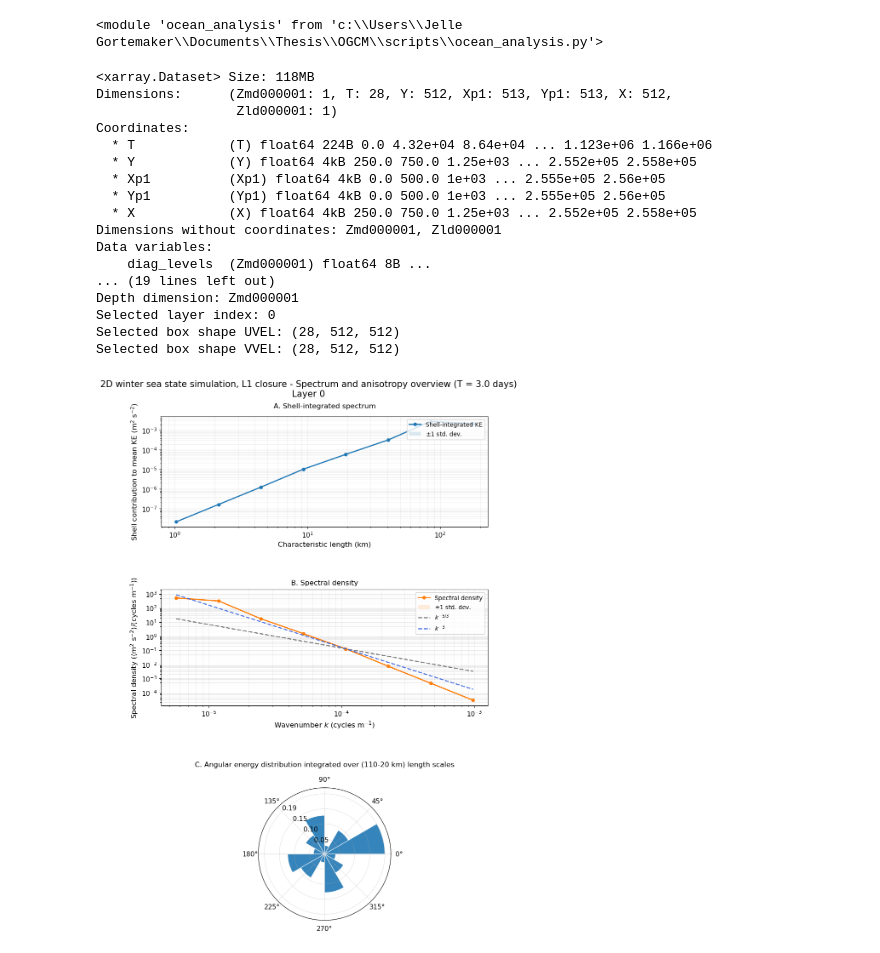
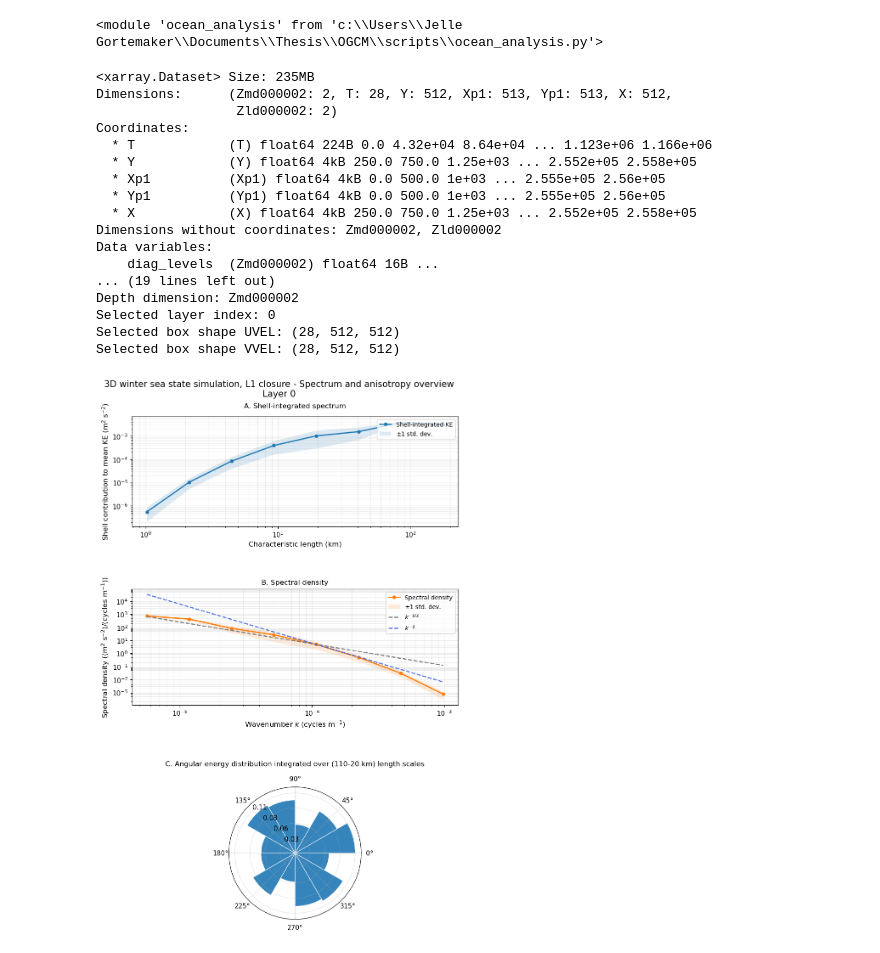
Before and after one commit to Jelle-Gortemaker/Thesis, a Jupyter notebook: z.flow_postprocessing/notebooks/calculate_EDS_init.ipynb, the cells around one changed output. Cells and saved outputs as stored; diff of their text form; code cells hidden in the pictures.

Commit message:
update-EDS-visualization

```diff
--- a/z.flow_postprocessing/notebooks/calculate_EDS_init.ipynb
+++ b/z.flow_postprocessing/notebooks/calculate_EDS_init.ipynb
@@ -18,47 +18,56 @@ importlib.reload(oa)
 # %% [output]
 <module 'ocean_analysis' from 'c:\\Users\\Jelle Gortemaker\\Documents\\Thesis\\OGCM\\scripts\\ocean_analysis.py'>
 # %%
-DATA_FILE = (NB_DIR / "../data/input/run_baro1_spinup_sea_win_L1.nc").resolve()
+case_name = "run_boyd_sea_win_L1"
+sim_name = "3D winter sea state simulation, L1 closure"
+SAVE = True
 
+DATA_FILE = (NB_DIR / f"../data/input/{case_name}.nc").resolve()
 
 eds_init = oa.calculate_EDS_init(
     DATA_FILE,
     target_box=None,
     max_wavelength_km=None,
     x_res=500,
     y_res=500,
     n_bins=8,
     remove_mean=True,
     min_modes_per_bin=3,
     rose_scale_bands_km=[(110, 20)],
     rose_n_angle_bins=12,
-    snapshot_index=6,
+    snapshot_index=None,
     layer_index=0,
 )
 
-sim_name = "2D winter sea state simulation, L1 closure"
+
 if eds_init.attrs['snapshot_time_index'] is not None:
     n_days = eds_init.attrs['snapshot_time_index'] / 2
     title = f"{sim_name} - Spectrum and anisotropy overview (T = {n_days} days)"
 else:
     title = f"{sim_name} - Spectrum and anisotropy overview"
 oa.plot_eds_overview(eds_init, title=title)
+
+
+results_dir = (NB_DIR / f"../results/{case_name}").resolve()
+results_dir.mkdir(parents=True, exist_ok=True)
+if SAVE:=True:
+    plt.savefig(f"{results_dir}/{case_name}_EDS_overview.png", dpi=300, bbox_inches="tight")
 # %% [output]
-<xarray.Dataset> Size: 118MB
-Dimensions:      (Zmd000001: 1, T: 28, Y: 512, Xp1: 513, Yp1: 513, X: 512,
-                  Zld000001: 1)
+<xarray.Dataset> Size: 235MB
+Dimensions:      (Zmd000002: 2, T: 28, Y: 512, Xp1: 513, Yp1: 513, X: 512,
+                  Zld000002: 2)
 Coordinates:
   * T            (T) float64 224B 0.0 4.32e+04 8.64e+04 ... 1.123e+06 1.166e+06
   * Y            (Y) float64 4kB 250.0 750.0 1.25e+03 ... 2.552e+05 2.558e+05
   * Xp1          (Xp1) float64 4kB 0.0 500.0 1e+03 ... 2.555e+05 2.56e+05
   * Yp1          (Yp1) float64 4kB 0.0 500.0 1e+03 ... 2.555e+05 2.56e+05
   * X            (X) float64 4kB 250.0 750.0 1.25e+03 ... 2.552e+05 2.558e+05
-Dimensions without coordinates: Zmd000001, Zld000001
+Dimensions without coordinates: Zmd000002, Zld000002
 Data variables:
-    diag_levels  (Zmd000001) float64 8B ...
+    diag_levels  (Zmd000002) float64 16B ...
 ... (19 lines left out)
-Depth dimension: Zmd000001
+Depth dimension: Zmd000002
 Selected layer index: 0
 Selected box shape UVEL: (28, 512, 512)
 Selected box shape VVEL: (28, 512, 512)
-[figure, old version]
+[figure, new version]
```
Also changed, not shown: parts of 1 cell of this notebook, 1 other file.
